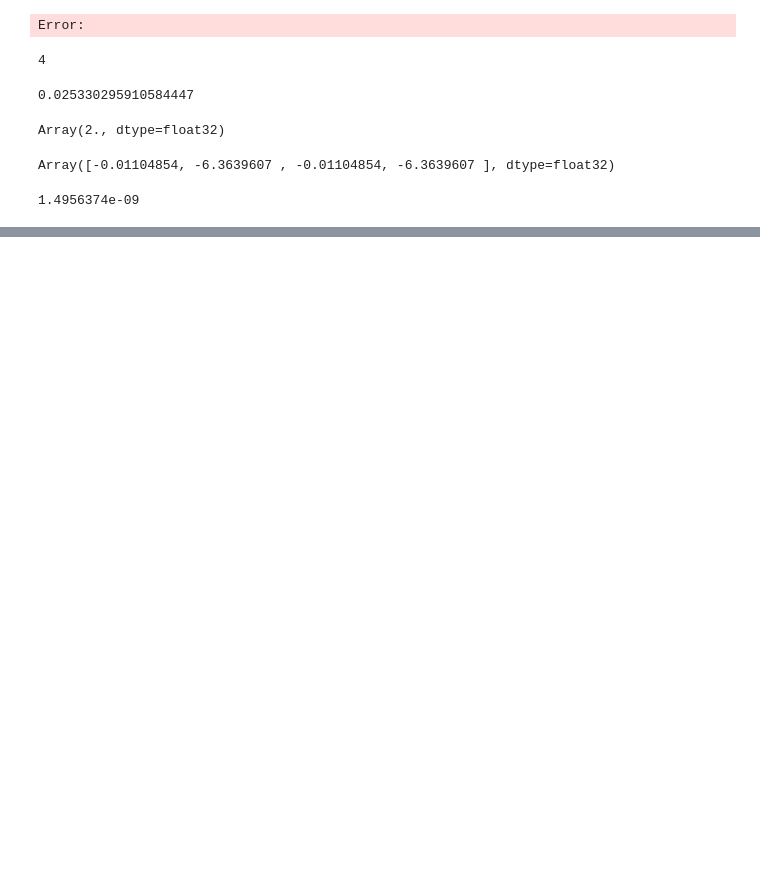
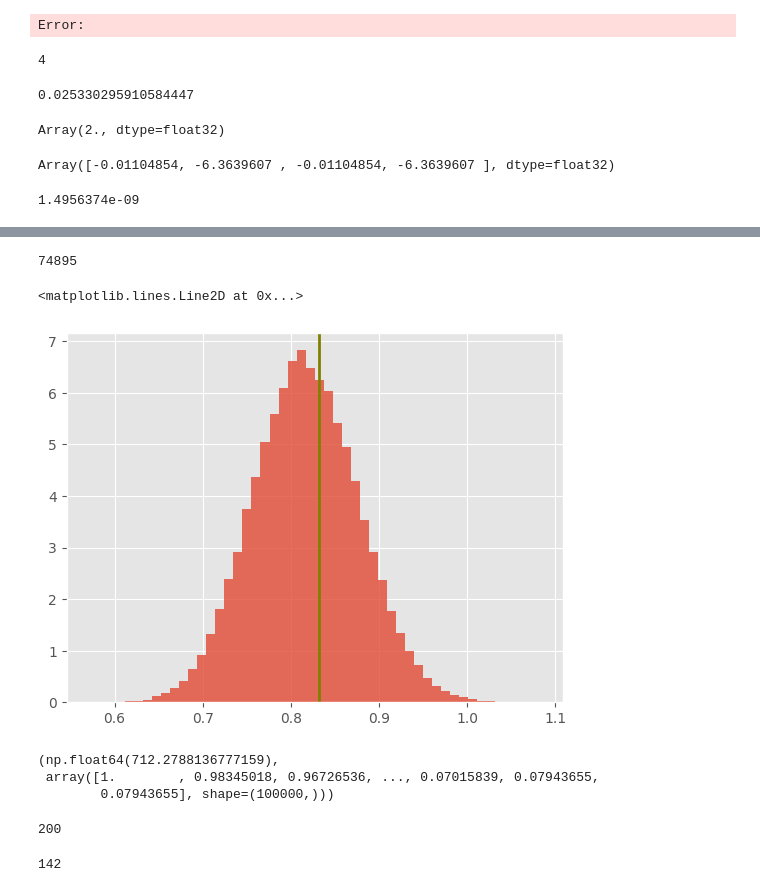
Before and after one commit to abjohnson117/TransportVsMcmcExperiments, a Jupyter notebook: lotka-volterra/lv_test.ipynb, the cells around one changed output, grey strips where cells are left out. Drawn from its saved outputs; the diff is of its cells as text; code cells hidden in the pictures; blank space fills up the shorter version.

```diff
--- a/lotka-volterra/lv_test.ipynb
+++ b/lotka-volterra/lv_test.ipynb
@@ -212,3 +279,5 @@ print(pdf)
 1.4956374e-09
 # %%
 import numpy as np
+import matplotlib.pyplot as plt
+plt.style.use("ggplot")
@@ -220,0 +284,6 @@ array([0.03991483, 0.04134147, 0.83194674, 1.0823151 ])
+# %%
+us1 = np.load("true_samps/true_us_obs.npy")[::20, :]
+us2 = np.load("true_samps/true_us_obs_2.npy")[::20, :]
+us4 = np.load("true_samps/true_us_obs_4.npy")[::20, :]
+
+us = np.vstack([us1, us2, us4])
@@ -220,0 +294,2 @@ array([0.03991483, 0.04134147, 0.83194674, 1.0823151 ])
+# %%
+u_true = np.array([0.83194674, 0.04134147, 1.0823151, 0.03991483])
@@ -220,0 +306,10 @@ array([0.03991483, 0.04134147, 0.83194674, 1.0823151 ])
+# %%
+len(np.unique(us, axis=0))
+# %% [output]
+74895
+# %%
+plt.hist(np.exp(us)[:,0], bins=50, alpha=0.8, density=True);
+plt.axvline(u_true[0], c="olive", linewidth=2)
+# %% [output]
+<matplotlib.lines.Line2D at 0x...>
+[figure, added]
@@ -220,0 +347,14 @@ array([0.03991483, 0.04134147, 0.83194674, 1.0823151 ])
+# %%
+ess_initial_positive(np.exp(us)[:, 3])
+# %% [output]
+(np.float64(712.2788136777159),
+ array([1.        , 0.98345018, 0.96726536, ..., 0.07015839, 0.07943655,
+        0.07943655], shape=(100000,)))
+# %%
+100000 // 500
+# %% [output]
+200
+# %%
+100000 // 700
+# %% [output]
+142
```
Also changed, not shown: parts of 35 cells of this notebook, 14 other files.
